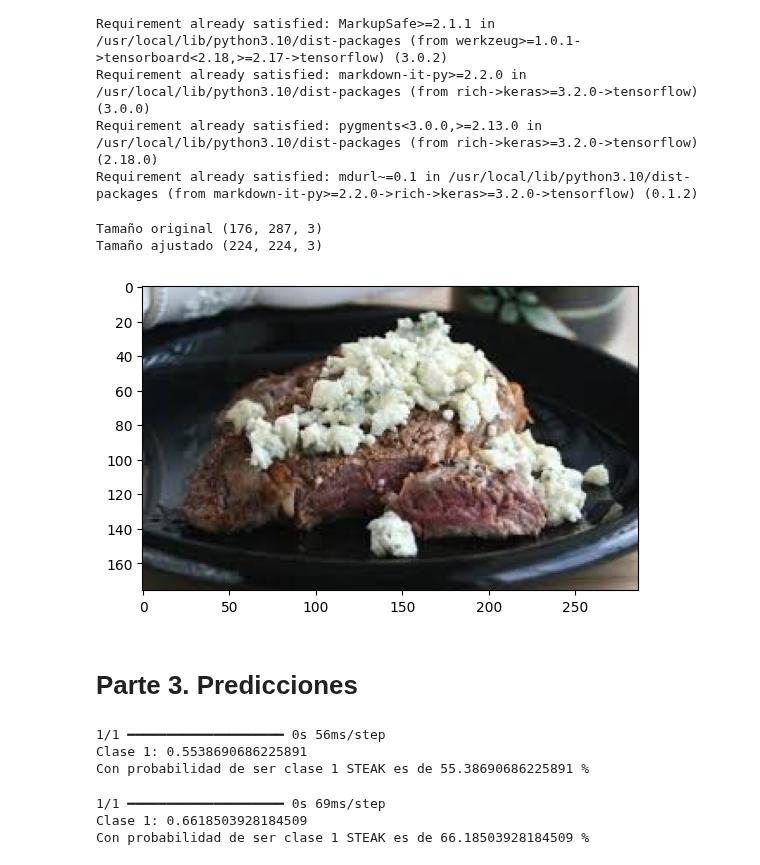
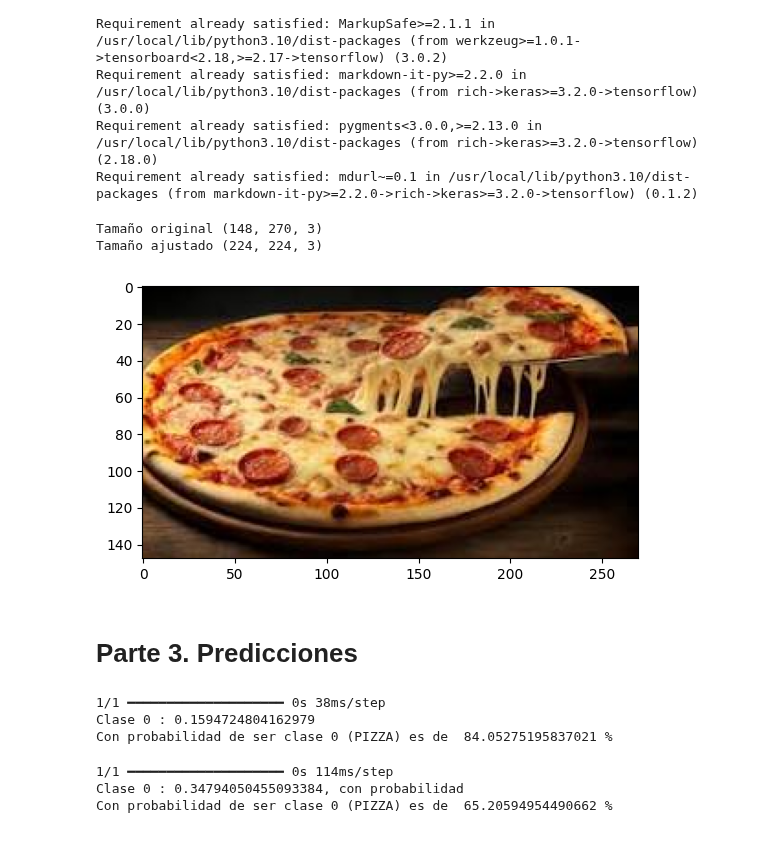
Before and after one commit to DeisyData/BIT_IA_Bootcamp, a Jupyter notebook: S12_C4_test_models.ipynb, the cells around one changed output. Cells and saved outputs as stored; diff of their text form; code cells hidden in the pictures.

```diff
--- a/S12_C4_test_models.ipynb
+++ b/S12_C4_test_models.ipynb
@@ -139,20 +139,20 @@ from tensorflow.keras.preprocessing.image import load_img, img_to_array
 import matplotlib.pyplot as plt
 import matplotlib.image as mpimg
 # %%
-img_test = mpimg.imread("/content/steak_3.jpeg") # cargar la imagen
+img_test = mpimg.imread("/content/Pizza1.jpeg") # cargar la imagen
 plt.imshow(img_test) # Imprimir la imagen
 print(f'Tamaño original', img_test.shape)  # verificacion del tamaño incial
 img_test = tf.image.resize(img_test, size=[224,224]) # Ajusta la imagen al tamaño 224x224
 img_test = tf.cast(img_test, dtype=tf.float32) # Ajuste dek tensor
 img_test = img_test/255. # Normalizan las imagenes
 #img_test = tf.expand_dims(img_test, axis=0)
 print(f'Tamaño ajustado', img_test.shape)
 img_test_array = img_to_array(img_test)
 img_test_process = np.expand_dims(img_test_array, axis = 0)
 # %% [output]
-Tamaño original (176, 287, 3)
+Tamaño original (148, 270, 3)
 Tamaño ajustado (224, 224, 3)
-[figure, old version]
+[figure, new version]
 # %% [markdown]
 # Parte 3. Predicciones
 # %%
@@ -168,9 +168,9 @@ else:
   print(f'Clase 1: {pred1}')
   print(f'Con probabilidad de ser clase 1 (STEAK) es de {pred_percent1} %')
 # %% [output]
-1/1 ━━━━━━━━━━━━━━━━━━━━ 0s 56ms/step
-Clase 1: 0.5538690686225891
-Con probabilidad de ser clase 1 STEAK es de 55.38690686225891 %
+1/1 ━━━━━━━━━━━━━━━━━━━━ 0s 38ms/step
+Clase 0 : 0.1594724804162979
+Con probabilidad de ser clase 0 (PIZZA) es de  84.05275195837021 %
 # %%
 prediccion2 = model_6.predict(img_test_process)
 pred2 = prediccion2[0][0]
@@ -184,8 +184,8 @@ else:
   print(f'Clase 1: {pred2}')
   print(f'Con probabilidad de ser clase 1 (STEAK) es de {pred_percent2} %')
 # %% [output]
-1/1 ━━━━━━━━━━━━━━━━━━━━ 0s 69ms/step
-Clase 1: 0.6618503928184509
-Con probabilidad de ser clase 1 STEAK es de 66.18503928184509 %
+1/1 ━━━━━━━━━━━━━━━━━━━━ 0s 114ms/step
+Clase 0 : 0.34794050455093384, con probabilidad
+Con probabilidad de ser clase 0 (PIZZA) es de  65.20594954490662 %
 # %%
 class_names = ["pizza", "steak"] # [0]: pizza, [1]: steak
```
